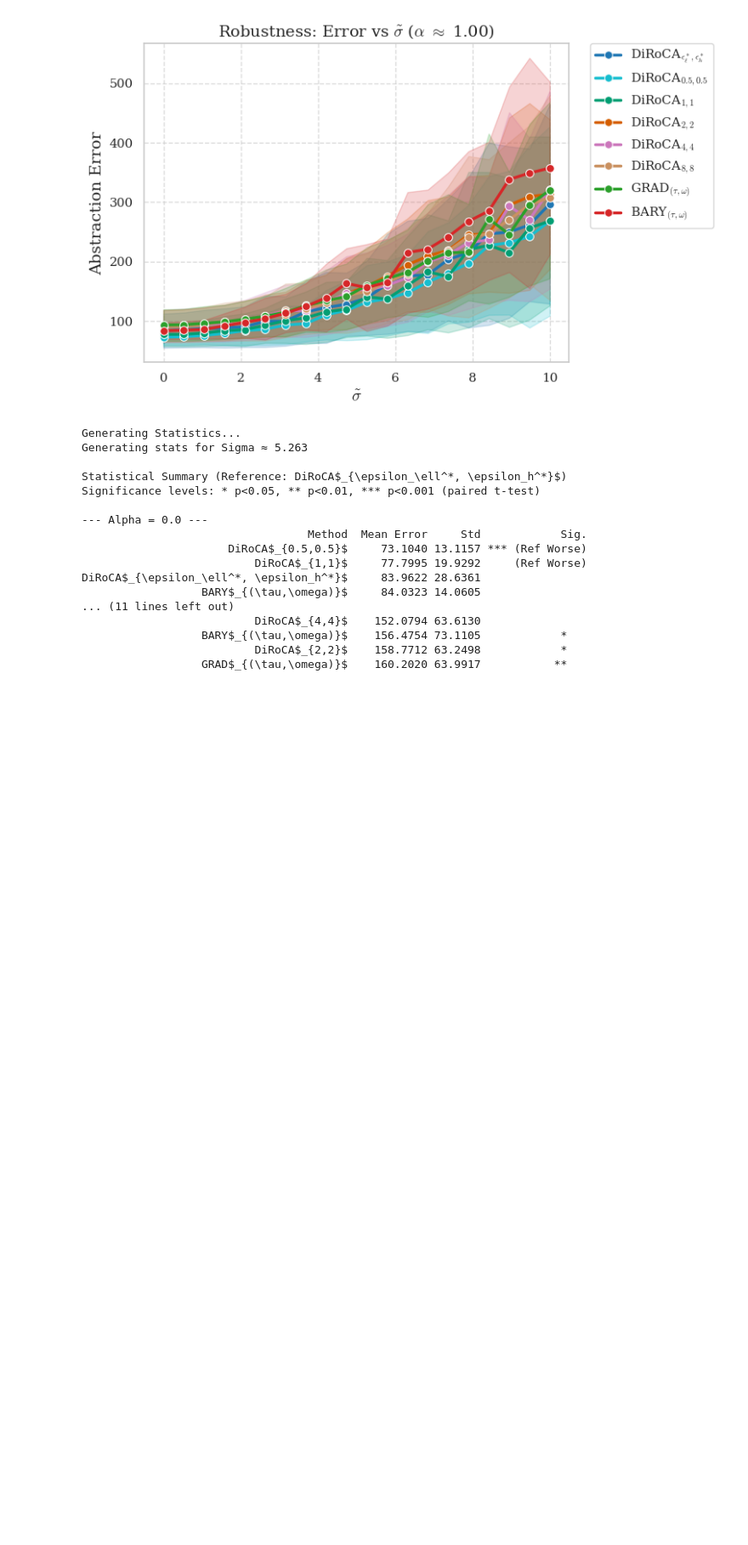
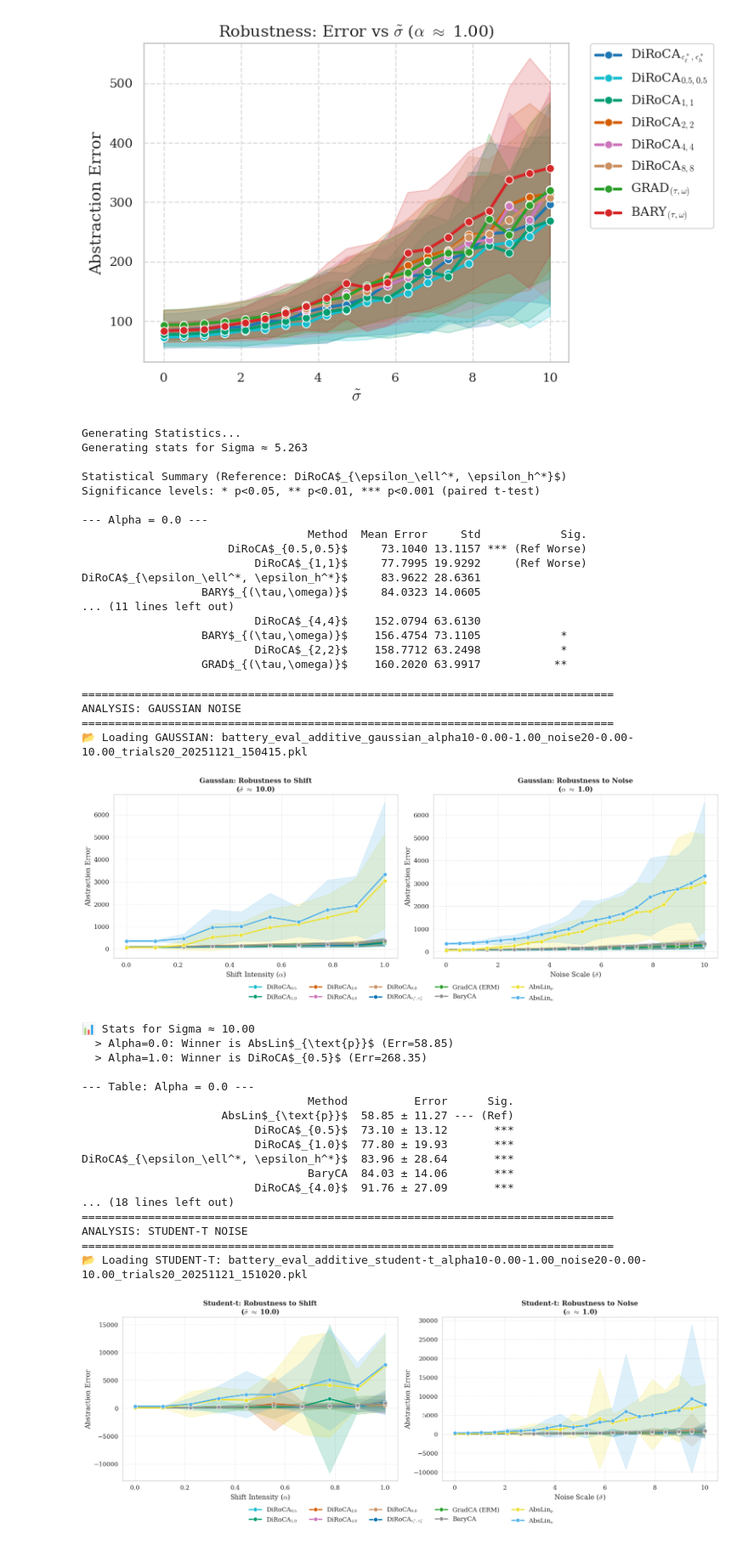
Before and after one commit to yfelekis/GenDiroca, a Jupyter notebook: huber_battery_new.ipynb, the cells around one changed output. Shown at 85% size. Cells and saved outputs as stored; diff of their text form; code cells hidden in the pictures; blank space fills up the shorter version.

```diff
--- a/huber_battery_new.ipynb
+++ b/huber_battery_new.ipynb
@@ -321,0 +510,48 @@ DiRoCA$_{\epsilon_\ell^*, \epsilon_h^*}$     83.9622 28.6361
+# %%
+# Select Methods
+METHODS = [
+    'DiRoCA_0p5', 'DiRoCA_1', 'DiRoCA_2', 'DiRoCA_4', 'DiRoCA_8', 'DiRoCA_star',
+    'GradCA', 'BARYCA', 'Abslin_p', 'Abslin_n'
+]
+
+DISTRIBUTIONS = ['gaussian', 'student-t', 'exponential']
+
+for dist in DISTRIBUTIONS:
+    print("\n" + "="*80)
+    print(f"ANALYSIS: {dist.upper()} NOISE")
+    print("="*80)
+
+    df = load_battery_results(dist)
+
+    if df is not None:
+        # 1. Plots
+        generate_plots_for_dist(df, METHODS, dist)
+
+        # 2. Tables (Alpha 0 & 1)
+        # Using max noise scale found in file for worst-case analysis
+        max_sig = df['noise_scale'].max()
+        generate_dynamic_stats(df, METHODS, alpha_vals=[0.0, 1.0], target_sigma=max_sig)
+# %% [output]
+================================================================================
+ANALYSIS: GAUSSIAN NOISE
+================================================================================
+📂 Loading GAUSSIAN: battery_eval_additive_gaussian_alpha10-0.00-1.00_noise20-0.00-10.00_trials20_20251121_150415.pkl
+[figure, added]
+📊 Stats for Sigma ≈ 10.00
+  > Alpha=0.0: Winner is AbsLin$_{\text{p}}$ (Err=58.85)
+  > Alpha=1.0: Winner is DiRoCA$_{0.5}$ (Err=268.35)
+
+--- Table: Alpha = 0.0 ---
+                                  Method          Error      Sig.
+                     AbsLin$_{\text{p}}$  58.85 ± 11.27 --- (Ref)
+                          DiRoCA$_{0.5}$  73.10 ± 13.12       ***
+                          DiRoCA$_{1.0}$  77.80 ± 19.93       ***
+DiRoCA$_{\epsilon_\ell^*, \epsilon_h^*}$  83.96 ± 28.64       ***
+                                  BaryCA  84.03 ± 14.06       ***
+                          DiRoCA$_{4.0}$  91.76 ± 27.09       ***
+... (18 lines left out)
+================================================================================
+ANALYSIS: STUDENT-T NOISE
+================================================================================
+📂 Loading STUDENT-T: battery_eval_additive_student-t_alpha10-0.00-1.00_noise20-0.00-10.00_trials20_20251121_151020.pkl
+[figure, added]
```
Also changed, not shown: parts of 5 cells of this notebook, 30 other files.
